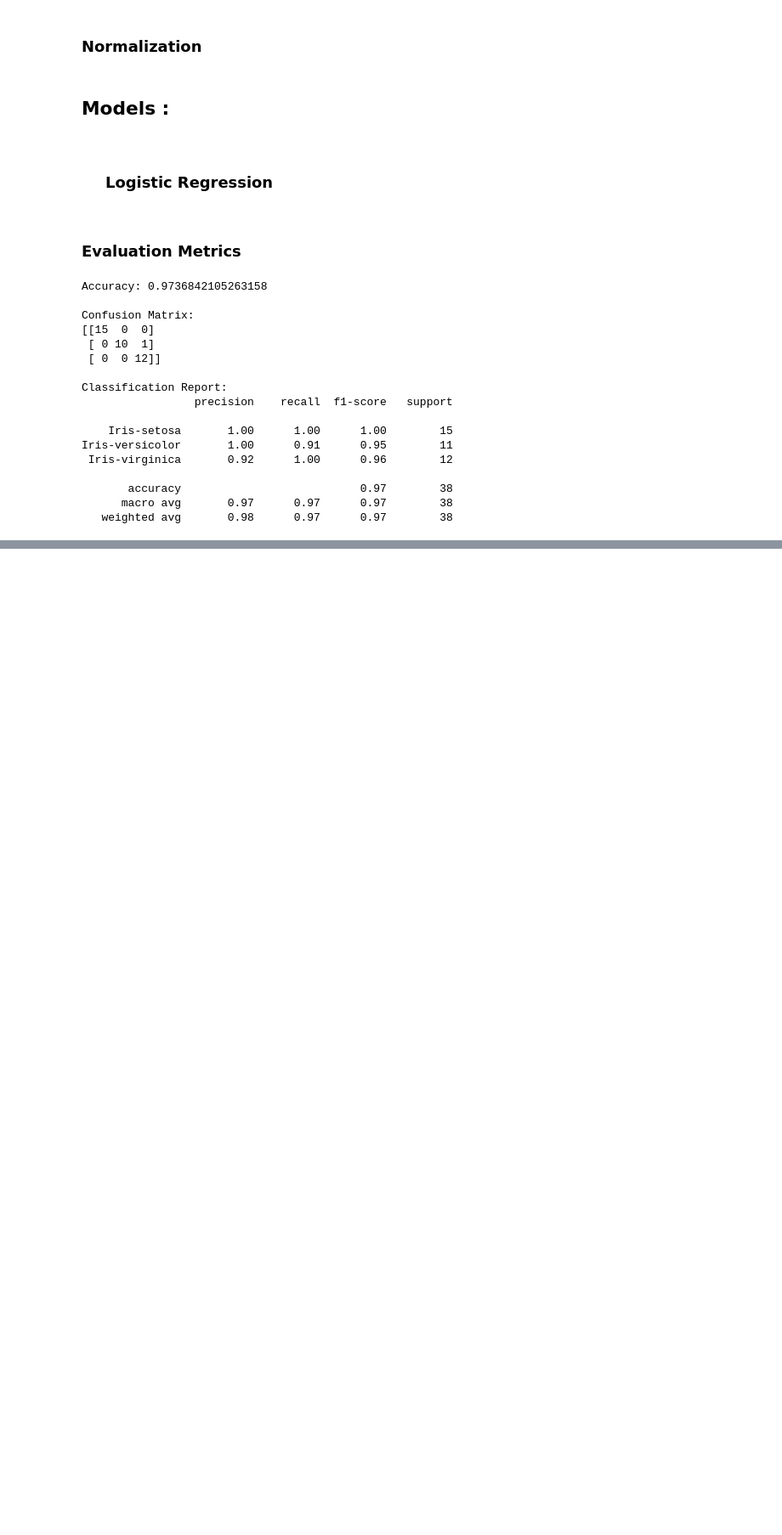
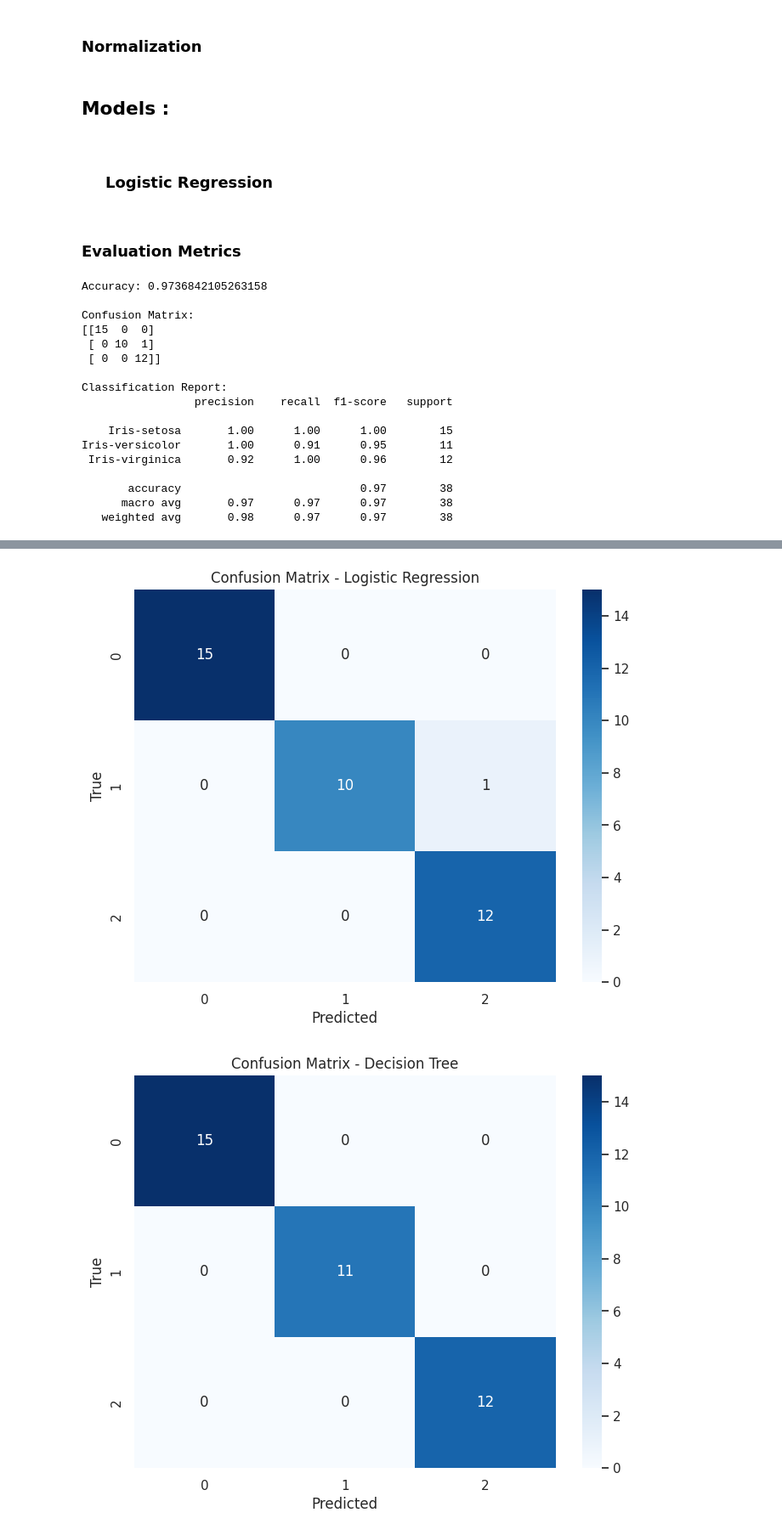
Before and after one commit to SnowScriptWinterOfCode/ML-Models, a Jupyter notebook: Flora Classification/model/iris-nb1.ipynb, the cells around one changed output, grey strips where cells are left out. Shown at 85% size. Drawn from its saved outputs; the diff is of its cells as text; code cells hidden in the pictures; blank space fills up the shorter version.

```diff
--- a/Flora Classification/model/iris-nb1.ipynb
+++ b/Flora Classification/model/iris-nb1.ipynb
@@ -203,0 +311,9 @@ Iris-versicolor       1.00      0.91      0.95        11
+# %%
+# 5. Random Forest
+random_f_accuracy = accuracy_score(y_test,random_f_predictions)
+random_f_conf_matrix = confusion_matrix(y_test,random_f_predictions)
+random_f_classification_rep = classification_report(y_test,random_f_predictions)
+print(f'''
+Random Forest Accuracy : {random_f_accuracy}
+\nConfusion Matrix for Random Forest : {random_f_conf_matrix}
+\nClassification Report for Random Forest: {random_f_classification_rep} ''')
@@ -203,0 +336,9 @@ Iris-versicolor       1.00      0.91      0.95        11
+# %%
+# 6. XG Boost
+xgb_accuracy = accuracy_score(y_test_numeric,xgb_predictions)
+xgb_conf_matrix = confusion_matrix(y_test_numeric, xgb_predictions)
+xgb_classification_rep = classification_report(y_test_numeric,xgb_predictions)
+print(f'''
+Accuracy XGB : {xgb_accuracy}
+\nXGB confusion matrix : {xgb_conf_matrix}
+\nXGB Classification rep : {xgb_classification_rep}''')
@@ -203,0 +361,9 @@ Iris-versicolor       1.00      0.91      0.95        11
+# %%
+# 7. Naive Bayes
+nb_accuracy = accuracy_score(y_test,nb_predictions)
+nb_conf_matrix = confusion_matrix(y_test,nb_predictions)
+nb_classification_rep = classification_report(y_test,nb_predictions)
+print(f'''
+Accuracy of Naive Bayes : {nb_accuracy}
+\nConfusion Matrix for Naive Bayes : {nb_conf_matrix}
+\nClassification report for Naive Bayes : {nb_classification_rep}''')
@@ -203,0 +386,17 @@ Iris-versicolor       1.00      0.91      0.95        11
+# %%
+classifiers = ['Logistic Regression', 'Decision Tree' ,  'SVC' ,'KNN','Random Forest', 'XG Boost','Naive Bayes']
+predictions = [logistic_regression_predictions,decision_tree_predictions,svc_predictions,knn_predictions,random_f_predictions,xgb_predictions,nb_predictions]
+accuracies = [logistic_regression_accuracy,decision_tree_accuracy,svc_accuracy,knn_accuracy,random_f_accuracy,xgb_accuracy,nb_accuracy]
+conf_matrices = [logistic_regression_conf_matrix,decision_tree_conf_matrix,svc_conf_matrix,knn_conf_matrix,random_f_conf_matrix,xgb_conf_matrix,nb_conf_matrix]
+# %%
+for classes , cm in zip(classifiers,conf_matrices):
+     # Visualize Confusion Matrix
+    plt.figure(figsize=(8, 6))
+    sns.heatmap(cm, annot=True, fmt='d', cmap='Blues')
+    plt.title(f'Confusion Matrix - {classes}')
+    plt.xlabel('Predicted')
+    plt.ylabel('True')
+    plt.show()
+# %% [output]
+[figure, added]
+[figure, added]
```
Also changed, not shown: parts of 20 cells of this notebook, 8 other files.
